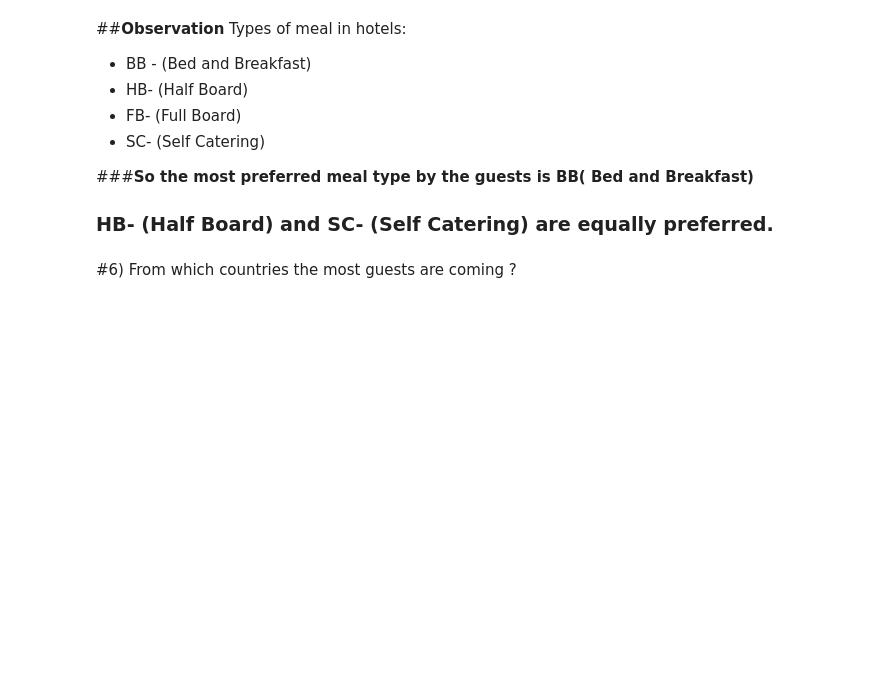
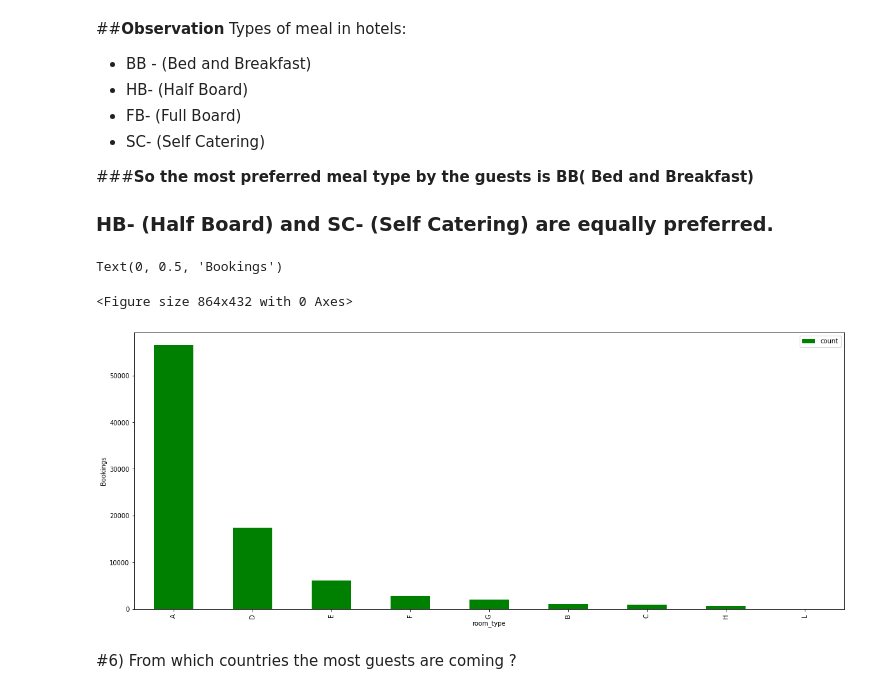
Before and after one commit to sksamima5/Hotel_Booking_Data_analysis, a Jupyter notebook: Hotel_Booking_Analysis_Done_Capstone_Project.ipynb, the cells around one changed output. Cells and saved outputs as stored; diff of their text form; code cells hidden in the pictures; blank space fills up the shorter version.

```diff
--- a/Hotel_Booking_Analysis_Done_Capstone_Project.ipynb
+++ b/Hotel_Booking_Analysis_Done_Capstone_Project.ipynb
@@ -398,6 +395,18 @@ Types of meal in hotels:
 
 ###**So the most preferred meal type by the guests is BB( Bed and Breakfast)**
 ### **HB- (Half Board) and SC- (Self Catering) are equally preferred.**
+# %%
+#Mostly preferred type of rooms
+df_1 = df1['reserved_room_type'].value_counts().reset_index().rename(columns={'index':'room_type','reserved_room_type':'count'})
+# %%
+#plotting the graph
+plt.figure(figsize=(12,6))
+df_1.set_index('room_type').plot(kind ='bar',color='g')
+plt.ylabel('Bookings')
+# %% [output]
+Text(0, 0.5, 'Bookings')
+<Figure size 864x432 with 0 Axes>
+[figure, added]
 # %% [markdown]
 #6) From which countries the most guests are coming ?
 # %%
```
Also changed, not shown: parts of 11 cells of this notebook.
